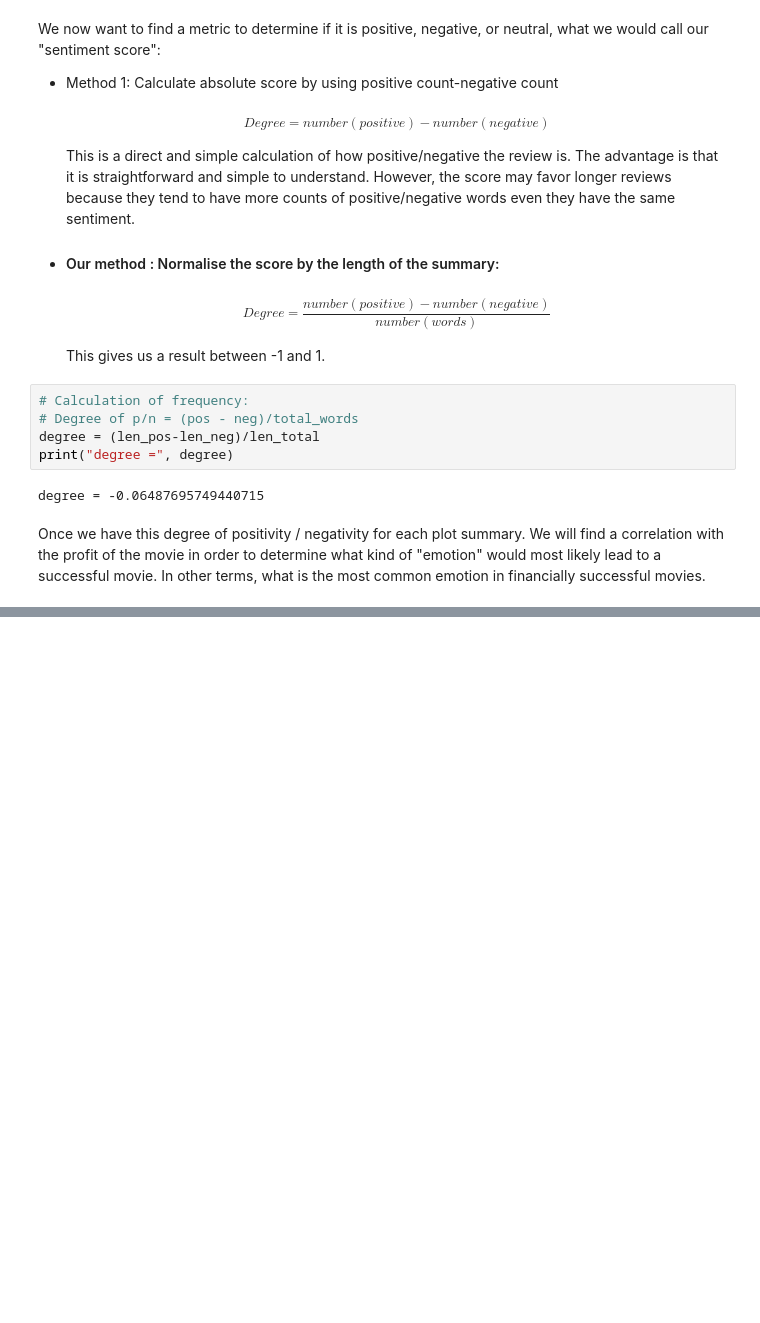
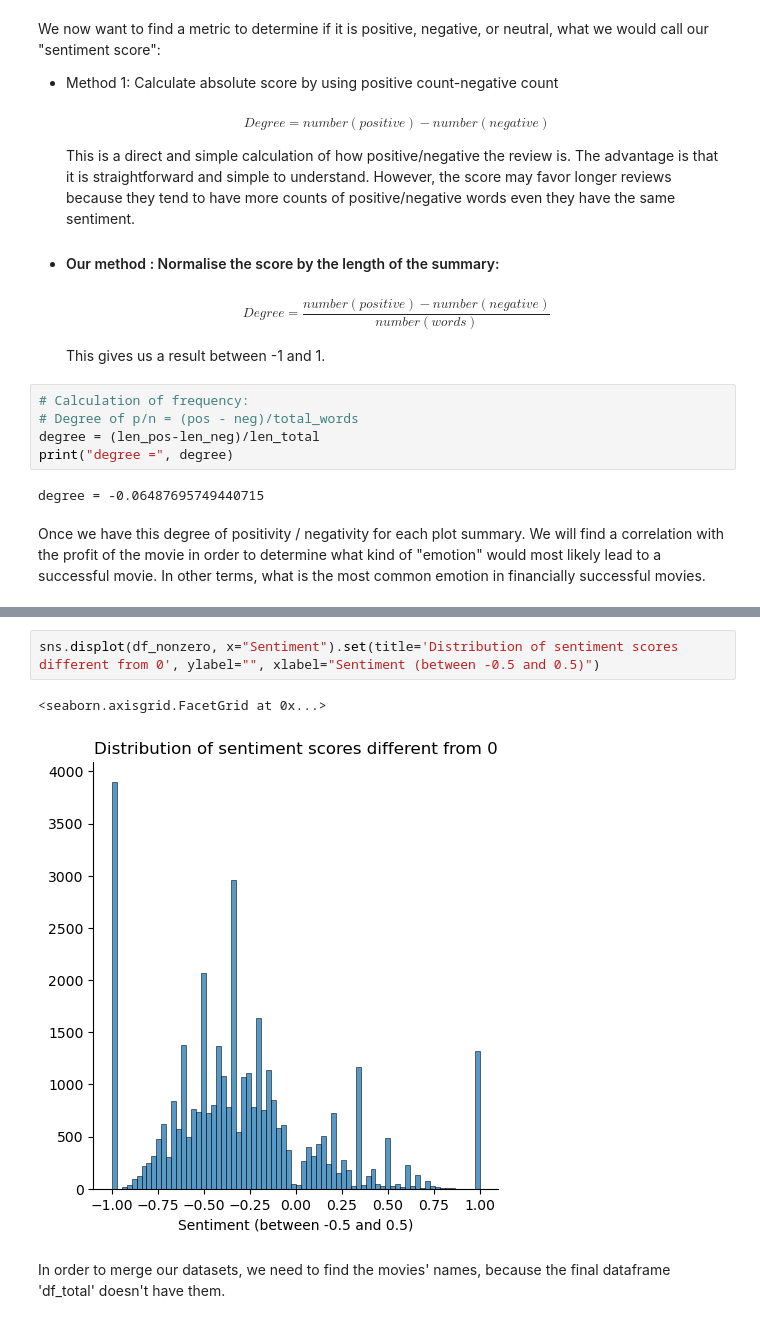
Before and after one commit to epfl-ada/ada-2022-project-mrjulia, a Jupyter notebook: Plot_summary.ipynb, the cells around one changed output, grey strips where cells are left out. Cells and saved outputs as stored; diff of their text form; blank space fills up the shorter version.

```diff
--- a/Plot_summary.ipynb
+++ b/Plot_summary.ipynb
@@ -255,0 +286,7 @@ sns.displot(df_nonzero, x="Sentiment")
+# %%
+sns.displot(df_nonzero, x="Sentiment").set(title='Distribution of sentiment scores different from 0', ylabel="", xlabel="Sentiment (between -0.5 and 0.5)")
+# %% [output]
+<seaborn.axisgrid.FacetGrid at 0x...>
+[figure, added]
+# %% [markdown]
+In order to merge our datasets, we need to find the movies' names, because the final dataframe 'df_total' doesn't have them.
```
Also changed, not shown: parts of 45 cells of this notebook.
